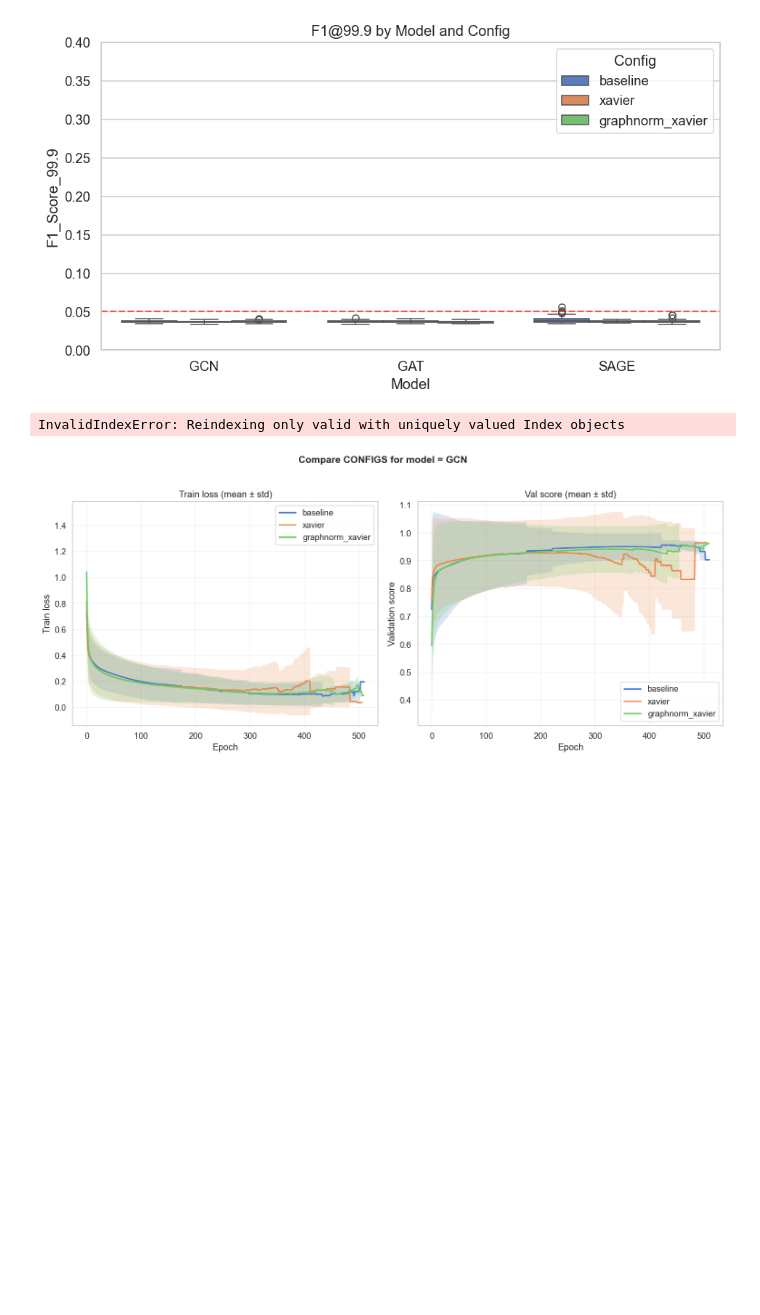
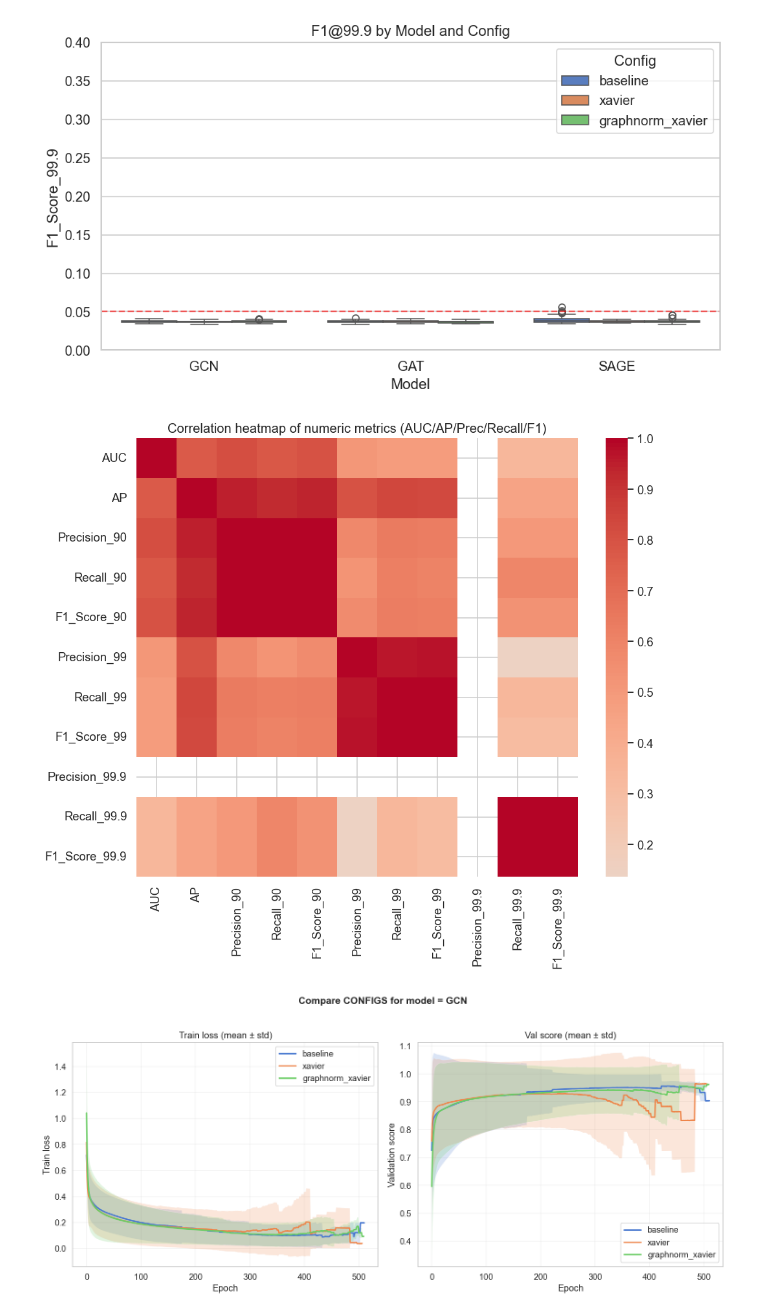
Before and after one commit to Tsun0193/Blockchain-Anomaly-Detection, a Jupyter notebook: data_visualization.ipynb, the cells around one changed output. Saved outputs shown, nothing was run; the diff lists cells and outputs as text; code cells hidden in the pictures; blank space fills up the shorter version.

```diff
--- a/data_visualization.ipynb
+++ b/data_visualization.ipynb
@@ -201,17 +201,16 @@ if "F1_Score_99.9" in df_td.columns:
 [figure]
 # %%
 # c) Correlation heatmap of metrics aggregated per config+model (use pairwise columns from df_td and df_ti)
-metrics_df = pd.concat([
-    df_ti.set_index(["Model","Config"]),
-    df_td.set_index(["Model","Config"])
-], axis=1, join="inner").reset_index()
+df_ti_agg = df_ti.groupby(["Model", "Config"]).mean()
+df_td_agg = df_td.groupby(["Model", "Config"]).mean()
+metrics_df = pd.concat([df_ti_agg, df_td_agg], axis=1, join="inner").reset_index()
 num_cols = [c for c in metrics_df.columns if metrics_df[c].dtype in [np.float64, np.int64]]
 plt.figure(figsize=(10,8))
 sns.heatmap(metrics_df[num_cols].corr(), cmap="coolwarm", center=0)
 plt.title("Correlation heatmap of numeric metrics (AUC/AP/Prec/Recall/F1)")
 plt.show()
 # %% [output]
-InvalidIndexError: Reindexing only valid with uniquely valued Index objects
+[figure, added]
 # %%
 # ---------- 3) Compare 3 configs (each model): loss & val curve ----------
 for m in models:
```
